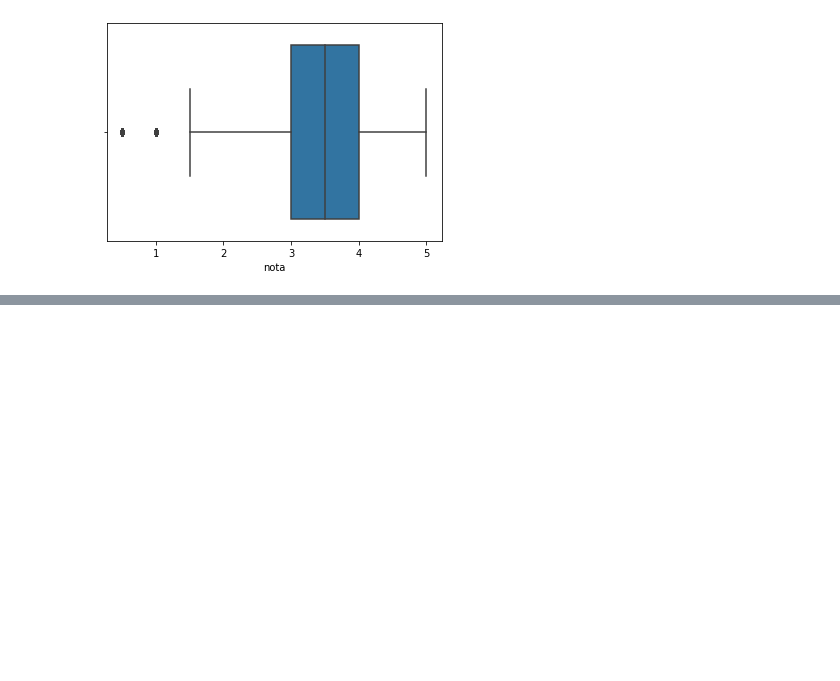
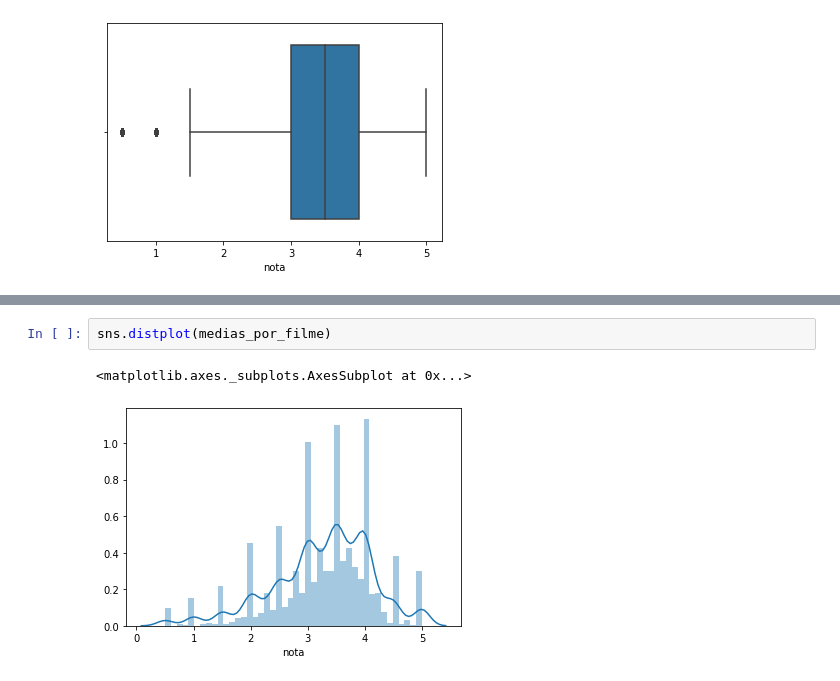
Before and after one commit to dieinimymaganha/data_science, a Jupyter notebook: Introdução a Data Science.ipynb, the cells around one changed output, grey strips where cells are left out. Saved outputs shown, nothing was run; the diff lists cells and outputs as text; blank space fills up the shorter version.

```diff
--- a/Introdução a Data Science.ipynb
+++ b/Introdução a Data Science.ipynb
@@ -74,0 +141,5 @@ sns.boxplot(notas.nota)
+# %%
+sns.distplot(medias_por_filme)
+# %% [output]
+<matplotlib.axes._subplots.AxesSubplot at 0x...>
+[figure, added]
```
Also changed, not shown: parts of 13 cells of this notebook.
